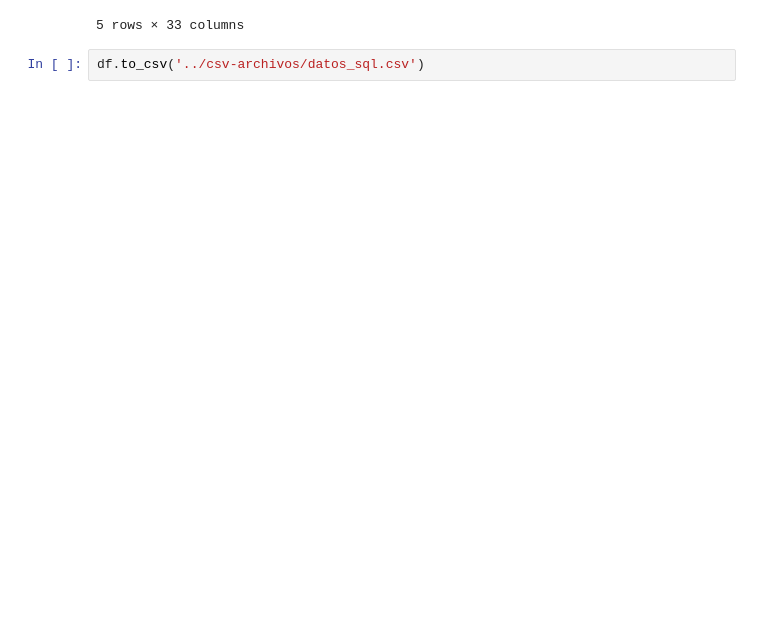
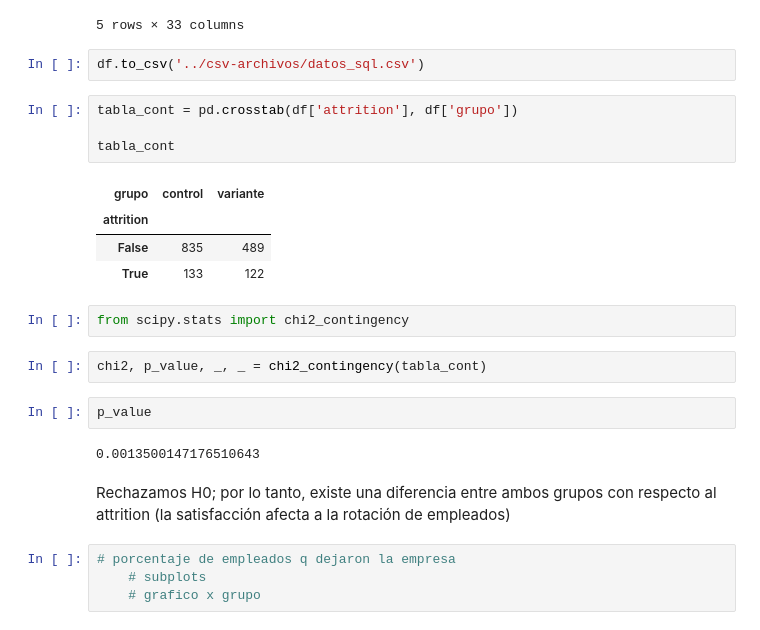
Before and after one commit to icorreald/proyecto-da-promo-G-modulo-3-team-3, a Jupyter notebook: notebooks-trabajo/isa.ipynb, the cells around one changed output. Cells and saved outputs as stored; diff of their text form; blank space fills up the shorter version.

```diff
--- a/notebooks-trabajo/isa.ipynb
+++ b/notebooks-trabajo/isa.ipynb
@@ -961,3 +986,26 @@ df.head()
 5 rows × 33 columns
 # %%
 df.to_csv('../csv-archivos/datos_sql.csv')
+# %%
+tabla_cont = pd.crosstab(df['attrition'], df['grupo'])
+
+tabla_cont
+# %% [output]
+| grupo | control | variante |
+| attrition |  |  |
+| False | 835 | 489 |
+| True | 133 | 122 |
+# %%
+from scipy.stats import chi2_contingency
+# %%
+chi2, p_value, _, _ = chi2_contingency(tabla_cont)
+# %%
+p_value
+# %% [output]
+0.0013500147176510643
+# %% [markdown]
+Rechazamos H0; por lo tanto, existe una diferencia entre ambos grupos con respecto al attrition (la satisfacción afecta a la rotación de empleados)
+# %%
+# porcentaje de empleados q dejaron la empresa
+    # subplots
+    # grafico x grupo
```
Also changed, not shown: parts of 2 cells of this notebook, 1 other file.
